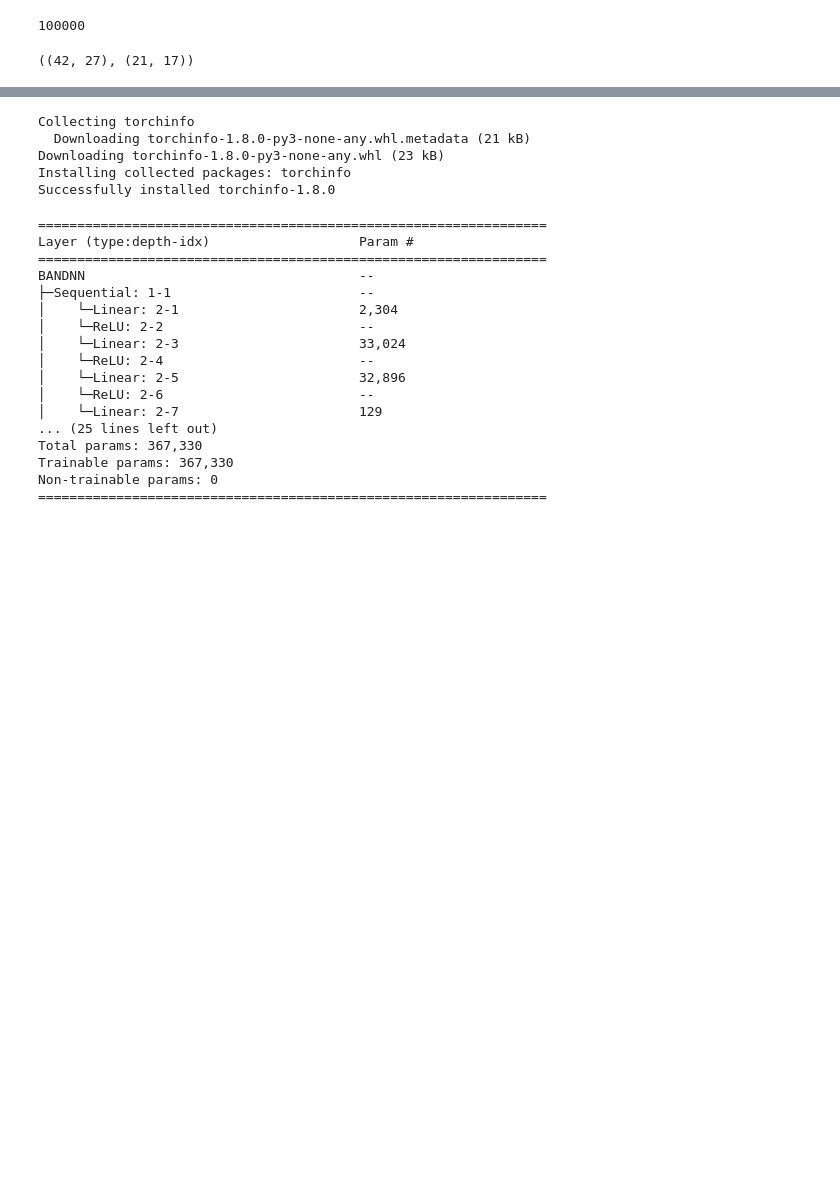
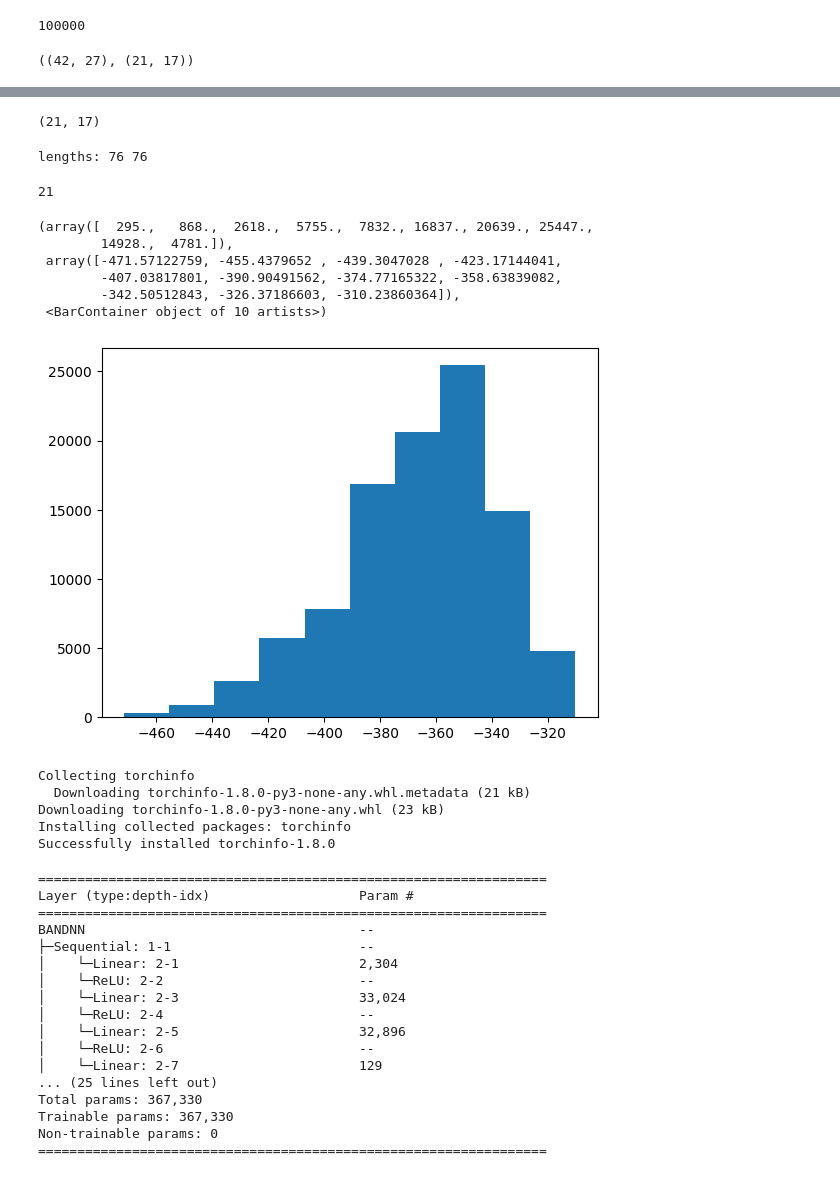
Before and after one commit to adithyamauryakr/BANDNN_PyTorch, a Jupyter notebook: BANDNN_mirror.ipynb, the cells around one changed output, grey strips where cells are left out. Cells and saved outputs as stored; diff of their text form; code cells hidden in the pictures; blank space fills up the shorter version.

```diff
--- a/BANDNN_mirror.ipynb
+++ b/BANDNN_mirror.ipynb
@@ -159,0 +194,29 @@ test_loader4 = DataLoader(test_dataset4, batch_size=32, shuffle=False, pin_memor
+# %%
+X_train_bond_feat[3].shape
+# %% [output]
+(21, 17)
+# %%
+dataset = BondDataset(X_train_bond_feat, y_train)
+train_loader = DataLoader(dataset, batch_size=4, collate_fn=collate_Fn)
+for b, t in train_loader:
+  print('lengths:',len(b), len(t))
+
+  break
+# %% [output]
+lengths: 76 76
+# %%
+len(b)
+# %% [output]
+21
+# %%
+import matplotlib.pyplot as plt
+
+plt.hist(y)
+# %% [output]
+(array([  295.,   868.,  2618.,  5755.,  7832., 16837., 20639., 25447.,
+        14928.,  4781.]),
+ array([-471.57122759, -455.4379652 , -439.3047028 , -423.17144041,
+        -407.03817801, -390.90491562, -374.77165322, -358.63839082,
+        -342.50512843, -326.37186603, -310.23860364]),
+ <BarContainer object of 10 artists>)
+[figure, added]
```
Also changed, not shown: parts of 7 cells of this notebook.
